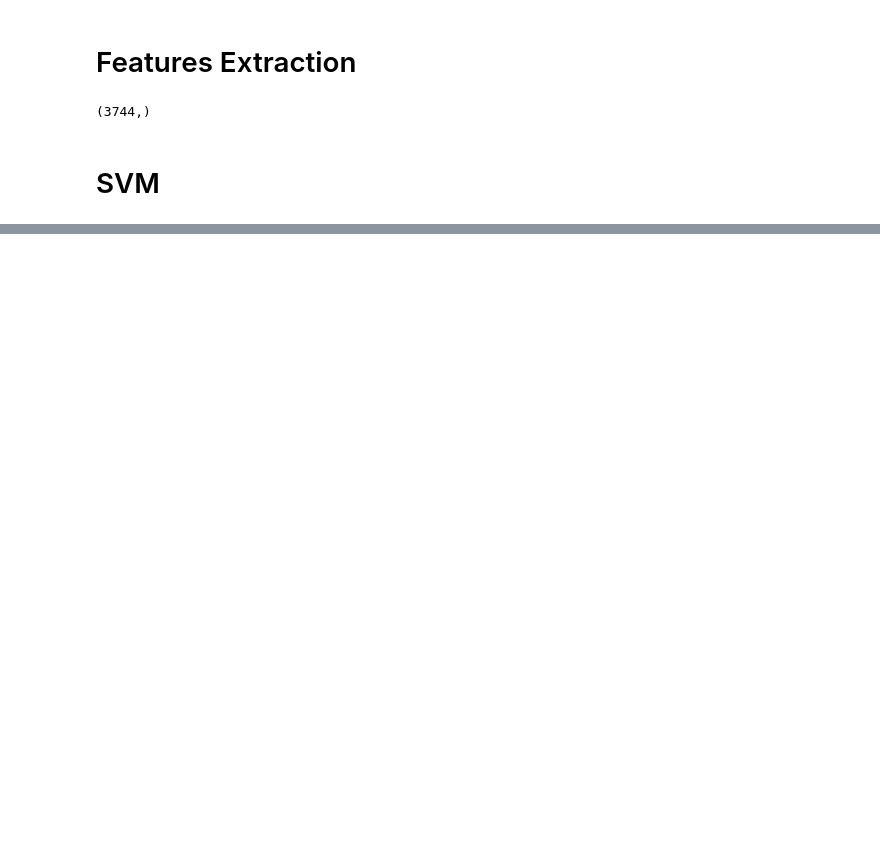
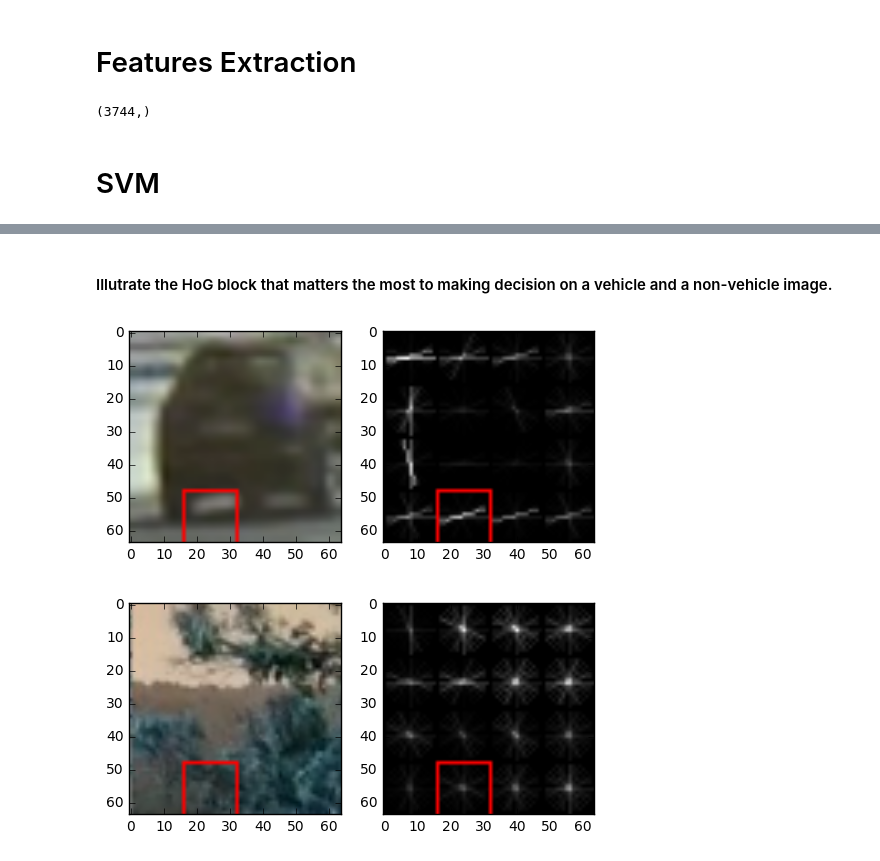
Before and after one commit to soon-yau/SDCND_Term1, a Jupyter notebook: vehicle-detect-tracking/vehicle-detect-track.ipynb, the cells around one changed output, grey strips where cells are left out. Cells and saved outputs as stored; diff of their text form; code cells hidden in the pictures; blank space fills up the shorter version.

```diff
--- a/vehicle-detect-tracking/vehicle-detect-track.ipynb
+++ b/vehicle-detect-tracking/vehicle-detect-track.ipynb
@@ -169,0 +197,50 @@ Validation accuray 1.0000
+# %%
+def draw_hog_block(img_path):
+
+    img=cv2.imread(img_path)
+    gray=cv2.cvtColor(img,cv2.COLOR_BGR2GRAY)
+
+    cell_per_block=1
+    pix_per_cell=16
+    orient=18
+    block_per_row=64/pix_per_cell
+
+    hog_features, hog_img = hog(gray, orientations=orient, pixels_per_cell=(pix_per_cell, pix_per_cell), cells_per_block=(cell_per_block, cell_per_block), visualise=True, feature_vector=True)
+    #hog_features, hog_img = hog(gray, orientations=orient, pixels_per_cell=(pix_per_cell, pix_per_cell), cells_per_block=(cell_per_block, cell_per_block), visualise=True, feature_vector=False)
+
+    #plt.plot(hog_features[5,7].ravel())
+    #plt.show()
+
+    hog_img=hog_img*255/np.max(hog_img)
+    hog_img=cv2.cvtColor(hog_img.astype(np.uint8),cv2.COLOR_GRAY2BGR)
+
+
+    for hog_feat_idx in [243]:
+        block=(hog_feat_idx/orient)
+        block_row=int((block/block_per_row))
+        block_col=int(np.remainder(block,block_per_row))
+        #print(block, block_row, block_col)
+        top_left_corner=(block_col*pix_per_cell,block_row*pix_per_cell)
+        bottom_right_corner=(top_left_corner[0]+pix_per_cell,top_left_corner[1]+pix_per_cell)
+        #print(top_left_corner, bottom_right_corner)
+        img=draw_boxes(img, [((top_left_corner), (bottom_right_corner))])
+        hog_img=draw_boxes(hog_img, [((top_left_corner), (bottom_right_corner))])
+
+
+    plt.subplot(121)
+    plt.imshow(img)
+
+    plt.subplot(122)
+    plt.imshow(hog_img, cmap='gray')
+    plt.show()
+# %% [markdown]
+#### Illutrate the HoG block that matters the most to making decision on a vehicle and a non-vehicle image.
+# %%
+img_path=os.getcwd()+'/datasets/vehicles/GTI_Left/image0019.png'
+draw_hog_block(img_path)
+
+img_path=os.getcwd()+'/datasets/non-vehicles/Extras/extra9.png'
+draw_hog_block(img_path)
+# %% [output]
+[figure, added]
+[figure, added]
```
Also changed, not shown: parts of 10 cells of this notebook, 1 other file.
